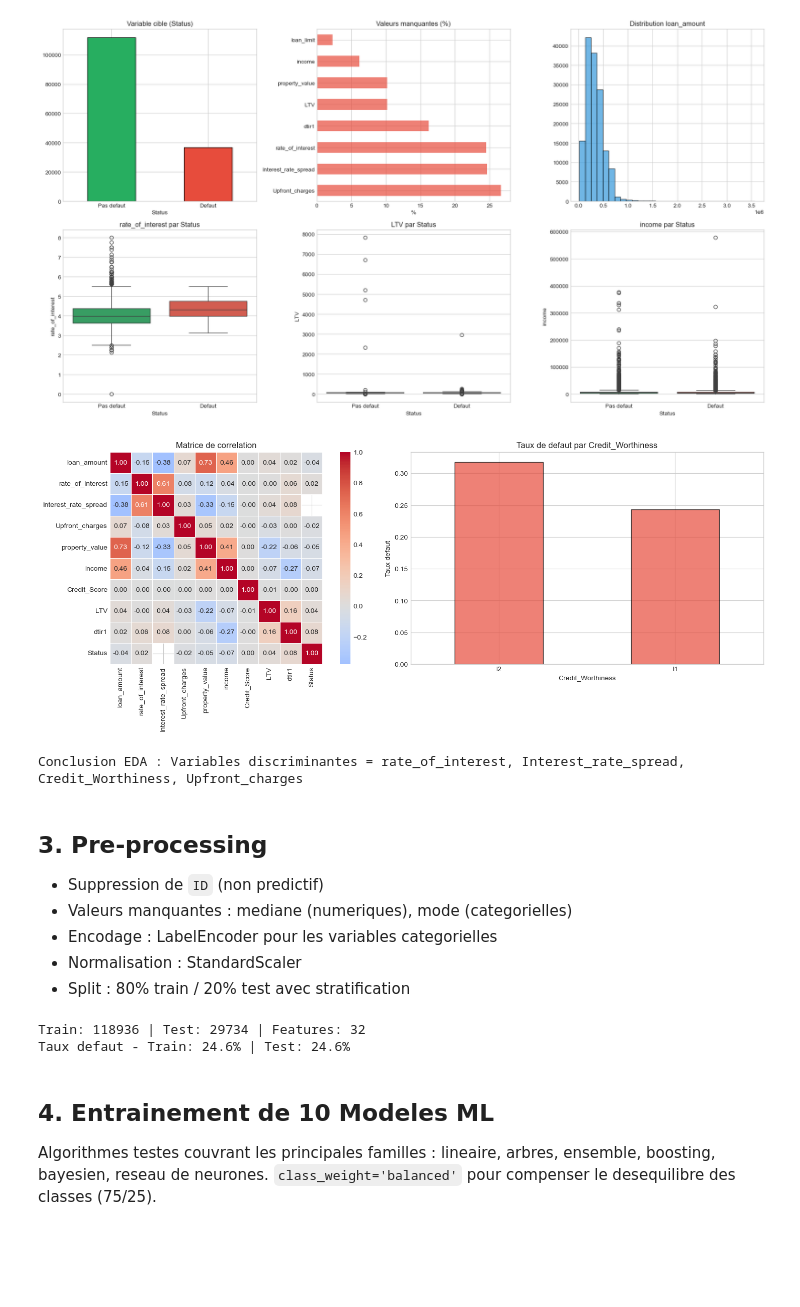
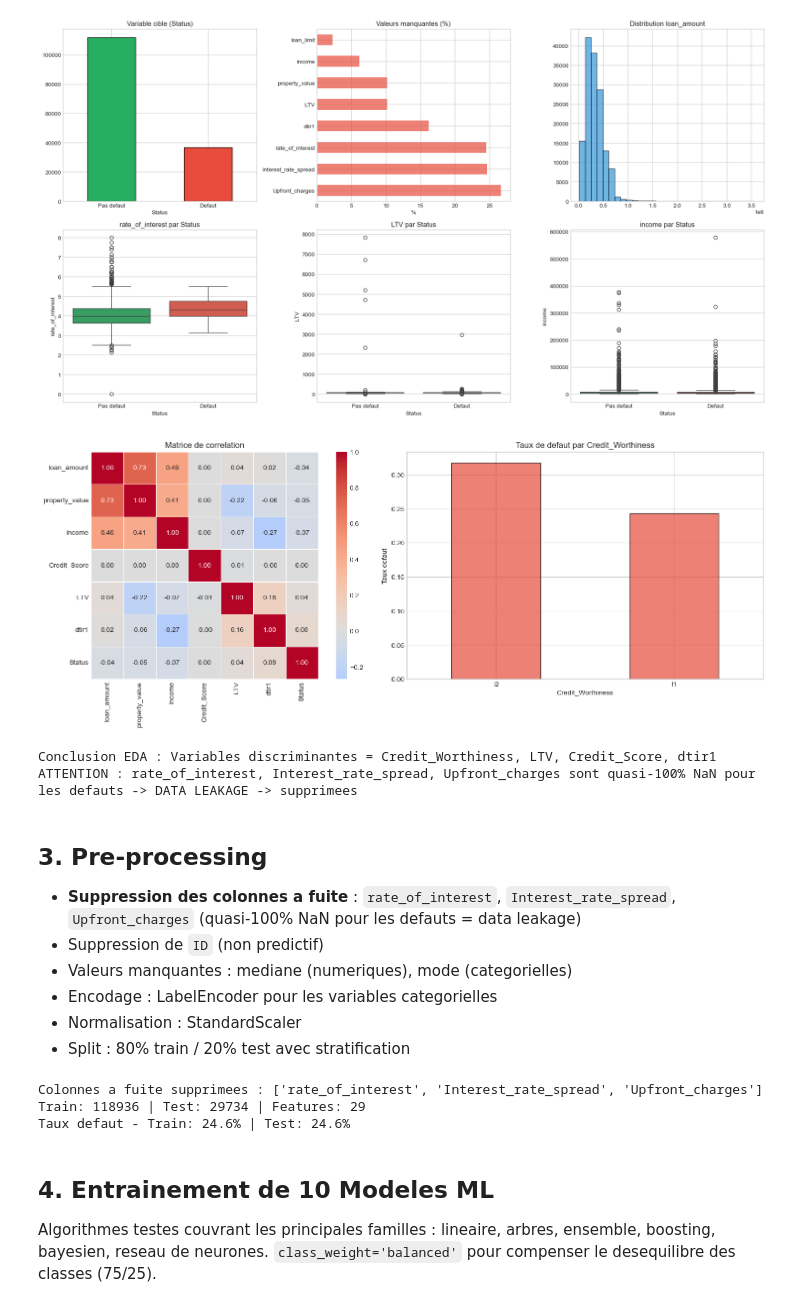
Before and after one commit to melloukinabil/projet-ml-loan-default-msde7, a Jupyter notebook: notebook.ipynb, the cells around one changed output. Cells and saved outputs as stored; diff of their text form; code cells hidden in the pictures; blank space fills up the shorter version.

Commit message:
fix: suppression data leakage dans notebook + tuning optimise (n_iter=10, cv=2)

```diff
--- a/notebook.ipynb
+++ b/notebook.ipynb
@@ -77,28 +77,30 @@ plt.tight_layout(); plt.show(); plt.close('all')
 # %%
 # Matrice de correlation + variables categorielles
 fig, axes = plt.subplots(1, 2, figsize=(16, 6))
 
-# Correlation
-num_corr = ['loan_amount', 'rate_of_interest', 'Interest_rate_spread', 'Upfront_charges',
-            'property_value', 'income', 'Credit_Score', 'LTV', 'dtir1', 'Status']
+# Correlation (sans les variables a fuite : rate_of_interest, Interest_rate_spread, Upfront_charges)
+num_corr = ['loan_amount', 'property_value', 'income', 'Credit_Score', 'LTV', 'dtir1', 'Status']
 sns.heatmap(df[num_corr].corr(), annot=True, cmap='coolwarm', center=0, ax=axes[0], fmt='.2f', square=True, linewidths=0.5)
 axes[0].set_title('Matrice de correlation')
 
 # Taux de defaut par Credit_Worthiness et Region
 cat_rates = df.groupby('Credit_Worthiness')['Status'].mean().sort_values(ascending=False)
 cat_rates.plot(kind='bar', ax=axes[1], color='#e74c3c', alpha=0.7, edgecolor='black')
 axes[1].set_title('Taux de defaut par Credit_Worthiness'); axes[1].set_ylabel('Taux defaut')
 axes[1].set_xticklabels(axes[1].get_xticklabels(), rotation=0)
 
 plt.tight_layout(); plt.show(); plt.close('all')
 
-print("\nConclusion EDA : Variables discriminantes = rate_of_interest, Interest_rate_spread, Credit_Worthiness, Upfront_charges")
+print("\nConclusion EDA : Variables discriminantes = Credit_Worthiness, LTV, Credit_Score, dtir1")
+print("ATTENTION : rate_of_interest, Interest_rate_spread, Upfront_charges sont quasi-100% NaN pour les defauts -> DATA LEAKAGE -> supprimees")
 # %% [output]
-[figure, old version]
+[figure, new version]
-Conclusion EDA : Variables discriminantes = rate_of_interest, Interest_rate_spread, Credit_Worthiness, Upfront_charges
+Conclusion EDA : Variables discriminantes = Credit_Worthiness, LTV, Credit_Score, dtir1
+ATTENTION : rate_of_interest, Interest_rate_spread, Upfront_charges sont quasi-100% NaN pour les defauts -> DATA LEAKAGE -> supprimees
 # %% [markdown]
 ## 3. Pre-processing
 
+- **Suppression des colonnes a fuite** : `rate_of_interest`, `Interest_rate_spread`, `Upfront_charges` (quasi-100% NaN pour les defauts = data leakage)
 - Suppression de `ID` (non predictif)
 - Valeurs manquantes : mediane (numeriques), mode (categorielles)
 - Encodage : LabelEncoder pour les variables categorielles
@@ -110,6 +112,12 @@ from sklearn.model_selection import train_test_split
 
 # Preparation
 df_clean = df.drop('ID', axis=1)
+
+# SUPPRESSION DATA LEAKAGE : ces 3 colonnes sont quasi-100% NaN quand Status=1
+leaky_cols = ['rate_of_interest', 'Interest_rate_spread', 'Upfront_charges']
+df_clean = df_clean.drop(columns=leaky_cols)
+print(f"Colonnes a fuite supprimees : {leaky_cols}")
+
 y = df_clean.pop('Status').values
 
 # Types de variables
@@ -140,7 +148,8 @@ X_train, X_test, y_train, y_test = train_test_split(X, y, test_size=0.2, random_
 print(f"Train: {X_train.shape[0]} | Test: {X_test.shape[0]} | Features: {X_train.shape[1]}")
 print(f"Taux defaut - Train: {y_train.mean()*100:.1f}% | Test: {y_test.mean()*100:.1f}%")
 # %% [output]
-Train: 118936 | Test: 29734 | Features: 32
+Colonnes a fuite supprimees : ['rate_of_interest', 'Interest_rate_spread', 'Upfront_charges']
+Train: 118936 | Test: 29734 | Features: 29
 Taux defaut - Train: 24.6% | Test: 24.6%
 # %% [markdown]
 ## 4. Entrainement de 10 Modeles ML
```
Also changed, not shown: parts of 6 cells of this notebook, 2 other files.
